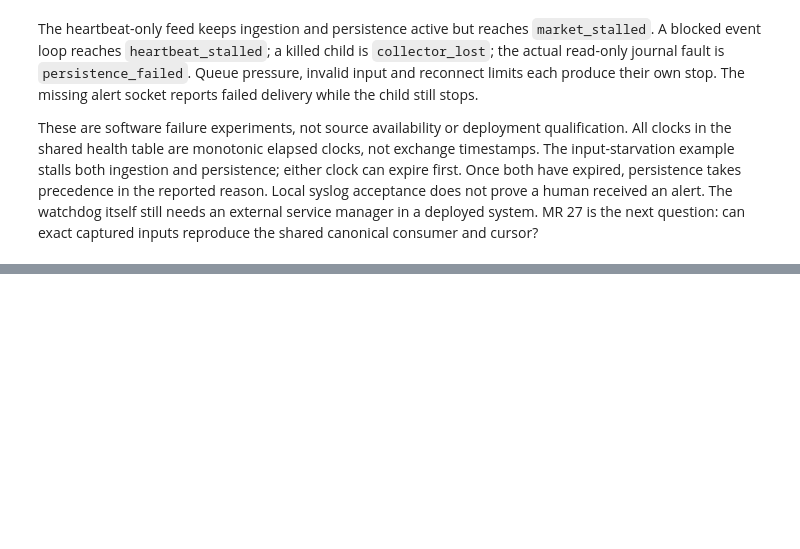
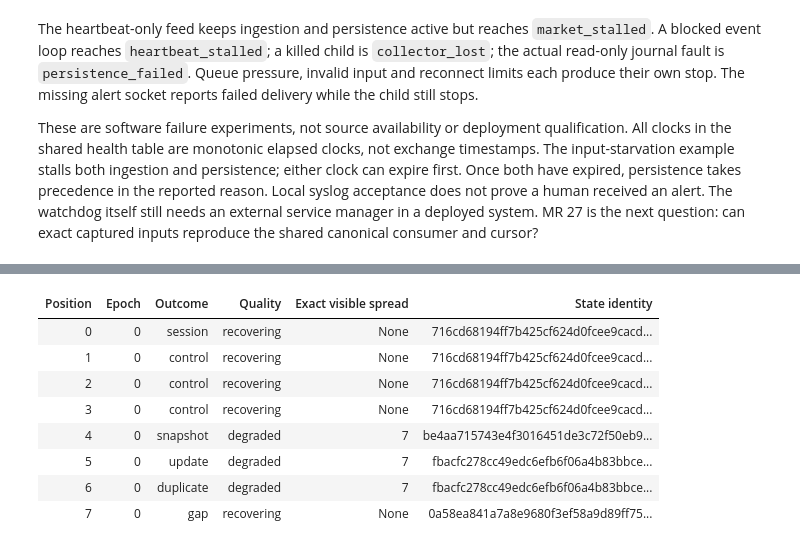
Before and after one commit to lixuanguang/alpha-research-lab-private, a Jupyter notebook: examples/research-foundations.ipynb, the cells around one changed output, grey strips where cells are left out. Cells and saved outputs as stored; diff of their text form; code cells hidden in the pictures; blank space fills up the shorter version.

```diff
--- a/examples/research-foundations.ipynb
+++ b/examples/research-foundations.ipynb
@@ -2608,0 +2657,65 @@ can exact captured inputs reproduce the shared canonical consumer and cursor?
+# %%
+parity = subprocess.run(
+    [
+        sys.executable,
+        "-I",
+        str(local / "parity_consumer.py"),
+        str(local / "mr27-parity"),
+        str(bitfinex_directory),
+        str(okx_directory),
+        probe_result["capture"]["capture_directory"],
+    ],
+    cwd=local,
+    capture_output=True,
+    text=True,
+    check=True,
+    timeout=180,
+)
+parity_result = json.loads(parity.stdout)
+NotebookDisplay.show_table(
+    (
+        "Source",
+        "Snapshot",
+        "Replay",
+        "Query messages",
+        "Scheduled messages",
+        "Restored checkpoints",
+        "Live prefix",
+    ),
+    [
+        (
+            row["source"],
+            row["snapshot_identity"],
+            row["replay_identity"],
+            row["query_records"],
+            row["scheduled_records"],
+            row["completed_checkpoints"],
+            row["live_prefix_compared"],
+        )
+        for row in parity_result["inputs"]
+    ],
+)
+NotebookDisplay.show_table(
+    (
+        "Source",
+        "Accepted snapshot position",
+        "Recovery epoch",
+        "Fresh-process resume",
+        "Checkpoint refusal",
+    ),
+    [
+        (
+            row["source"],
+            row["accepted_snapshot_position"],
+            row["checkpoint_epoch"],
+            row["fresh_process_resume"],
+            row["refusals"][0],
+        )
+        for row in parity_result["inputs"]
+    ],
+)
+NotebookDisplay.show_table(
+    ("Position", "Epoch", "Outcome", "Quality", "Exact visible spread", "State identity"),
+    parity_result["inputs"][-1]["consumer_sample"],
+)
+# %% [output]
@@ -2608,0 +2730,9 @@ can exact captured inputs reproduce the shared canonical consumer and cursor?
+| Position | Epoch | Outcome | Quality | Exact visible spread | State identity |
+| 0 | 0 | session | recovering | None | 716cd68194ff7b425cf624d0fcee9cacd... |
+| 1 | 0 | control | recovering | None | 716cd68194ff7b425cf624d0fcee9cacd... |
+| 2 | 0 | control | recovering | None | 716cd68194ff7b425cf624d0fcee9cacd... |
+| 3 | 0 | control | recovering | None | 716cd68194ff7b425cf624d0fcee9cacd... |
+| 4 | 0 | snapshot | degraded | 7 | be4aa715743e4f3016451de3c72f50eb9... |
+| 5 | 0 | update | degraded | 7 | fbacfc278cc49edc6efb6f06a4b83bbce... |
+| 6 | 0 | duplicate | degraded | 7 | fbacfc278cc49edc6efb6f06a4b83bbce... |
+| 7 | 0 | gap | recovering | None | 0a58ea841a7a8e9680f3ef58a9d89ff75... |
```
Also changed, not shown: parts of 25 cells of this notebook, 11 other files.
